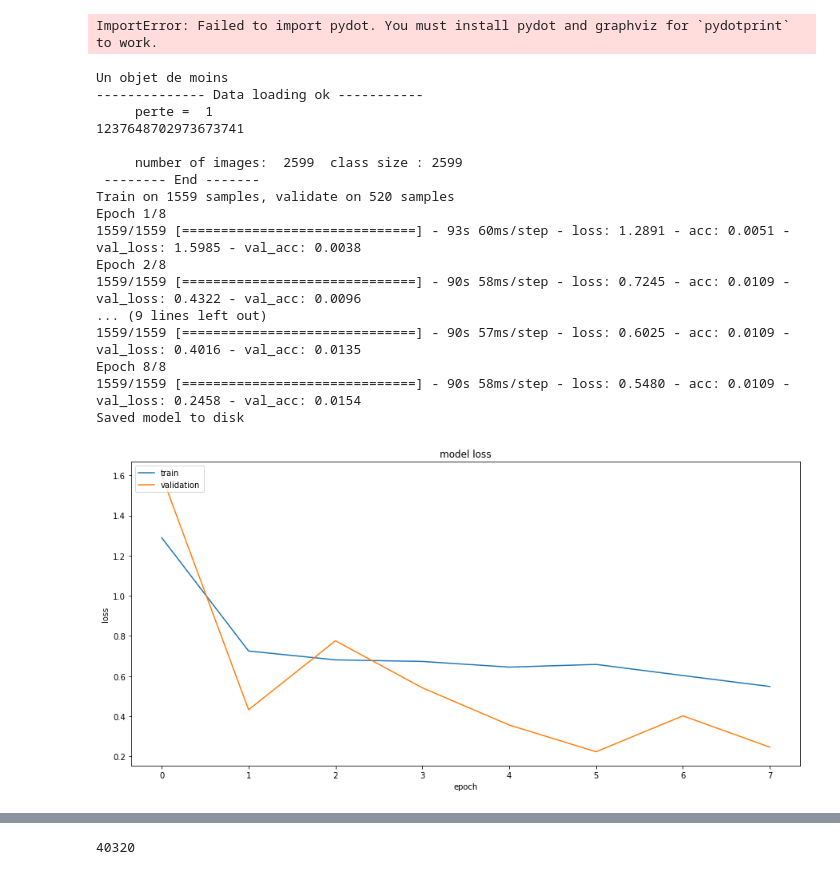
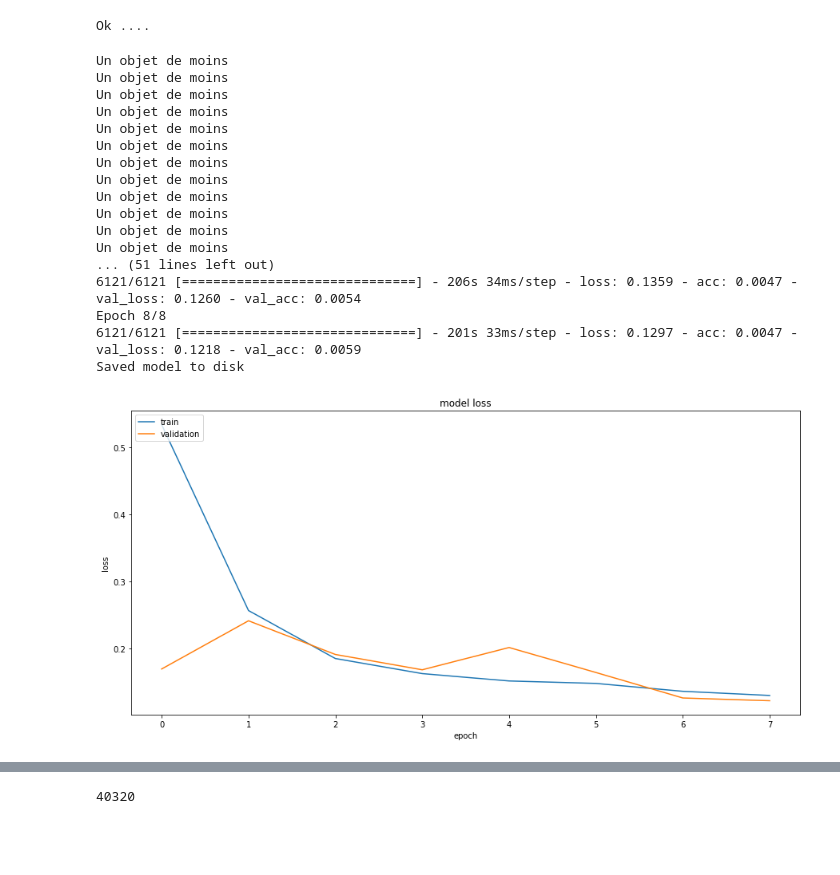
Before and after one commit to oussissa123/redshit_estimation, a Jupyter notebook: new/cnn_model.ipynb, the cells around one changed output, grey strips where cells are left out. Cells and saved outputs as stored; diff of their text form; code cells hidden in the pictures; blank space fills up the shorter version.

```diff
--- a/new/cnn_model.ipynb
+++ b/new/cnn_model.ipynb
@@ -5,75 +5,75 @@ from utils import *
 from keras.utils import plot_model
 
 model = Sequential()
+# ------------- start convolution layer ------------------
 L = Conv2D(24,[4,4], data_format='channels_last', activation = 'relu', input_shape=(32,32,5))
 model.add(L)
 
-P = MaxPooling2D(pool_size=(2, 2), strides=2, padding='valid', data_format='channels_last')
+
+P = MaxPooling2D(pool_size=(2, 2), strides=1, padding='valid', data_format='channels_last')
 model.add(P)
 
 L1 = Conv2D(6,[3,3], data_format='channels_last', activation = 'relu')
 model.add(L1)
 
-P1 = MaxPooling2D(pool_size=(2, 2), strides=2, padding='valid', data_format='channels_last')
+P1 = MaxPooling2D(pool_size=(2, 2), strides=1, padding='valid', data_format='channels_last')
 model.add(P1)
 
 
 L2 = Conv2D(6,[3,3], data_format='channels_last', activation = 'relu')
 model.add(L2)
 
-P2 = MaxPooling2D(pool_size=(2, 2), strides=2, padding='valid', data_format='channels_last')
+P2 = MaxPooling2D(pool_size=(2, 2), strides=1, padding='valid', data_format='channels_last')
 model.add(P2)
 
-plot_model(model, to_file='model.png')
 
-"""
+
 L3 = Conv2D(2,[2,2], data_format='channels_last', activation = 'relu')
 model.add(L3)
 
-P3 = MaxPooling2D(pool_size=(2, 2), strides=2, padding='valid', data_format='channels_last')
+P3 = MaxPooling2D(pool_size=(2, 2), strides=1, padding='valid', data_format='channels_last')
 model.add(P3)
-"""
-# -------------- start fully connected -------------------
 
 
 
+# -------------- start fully connected -------------------
 
-"""
 model.add(Flatten())
-model = model_nn(model, 26*26*5, 3, dropout=0.3, batch_normalization=True, activation='relu', neurons_decay=0, starting_power=1, l2=10**-5, compile_model=True, trainable=True)
-
+model = model_nn(model, 20*20*2, 5, dropout=0.3, batch_normalization=True, activation='relu', neurons_decay=0, starting_power=1, l2=10**-5, compile_model=True, trainable=True)
 model.compile(loss=rmse_loss_keras, optimizer=keras.optimizers.Adam(), metrics=['accuracy'])
-print("Ok ....") """
+#plot_model(model, to_file='model.png')
+#print(model.output_shape)
+print("Ok ....")
 # %% [output]
-ImportError: Failed to import pydot. You must install pydot and graphviz for `pydotprint` to work.
+Ok ....
 # %%
 batch_size = 10#128
-data = '../data/csvs/galaxies/g.csv';
+data = '../data/csvs/galaxies/all1_.csv';
 dir_img = '../data/images/galaxies1/all'
 
 X_Train, Y_Train, X_Test, Y_Test, X_Valid, Y_Valid = get_train_test_valid_data_galaxy(data,dir_img,test_size=0.4, valid_size = 0.5)
 
 history = model.fit(X_Train, Y_Train, validation_data=(X_Valid, Y_Valid), epochs=8, batch_size=batch_size, verbose=1)
 
 save_model(model, './model.json')
 
 plot_history(history);
 # %% [output]
 Un objet de moins
--------------- Data loading ok -----------
-     perte =  1
-1237648702973673741
-
-     number of images:  2599  class size : 2599
- -------- End -------
-Train on 1559 samples, validate on 520 samples
-Epoch 1/8
-1559/1559 [==============================] - 93s 60ms/step - loss: 1.2891 - acc: 0.0051 - val_loss: 1.5985 - val_acc: 0.0038
-Epoch 2/8
-1559/1559 [==============================] - 90s 58ms/step - loss: 0.7245 - acc: 0.0109 - val_loss: 0.4322 - val_acc: 0.0096
-... (9 lines left out)
-1559/1559 [==============================] - 90s 57ms/step - loss: 0.6025 - acc: 0.0109 - val_loss: 0.4016 - val_acc: 0.0135
+Un objet de moins
+Un objet de moins
+Un objet de moins
+Un objet de moins
+Un objet de moins
+Un objet de moins
+Un objet de moins
+Un objet de moins
+Un objet de moins
+Un objet de moins
+Un objet de moins
+... (51 lines left out)
+6121/6121 [==============================] - 206s 34ms/step - loss: 0.1359 - acc: 0.0047 - val_loss: 0.1260 - val_acc: 0.0054
 Epoch 8/8
-1559/1559 [==============================] - 90s 58ms/step - loss: 0.5480 - acc: 0.0109 - val_loss: 0.2458 - val_acc: 0.0154
+6121/6121 [==============================] - 201s 33ms/step - loss: 0.1297 - acc: 0.0047 - val_loss: 0.1218 - val_acc: 0.0059
 Saved model to disk
-[figure, old version]
+[figure, new version]
```
Also changed, not shown: parts of 3 cells of this notebook, 22 other files.
